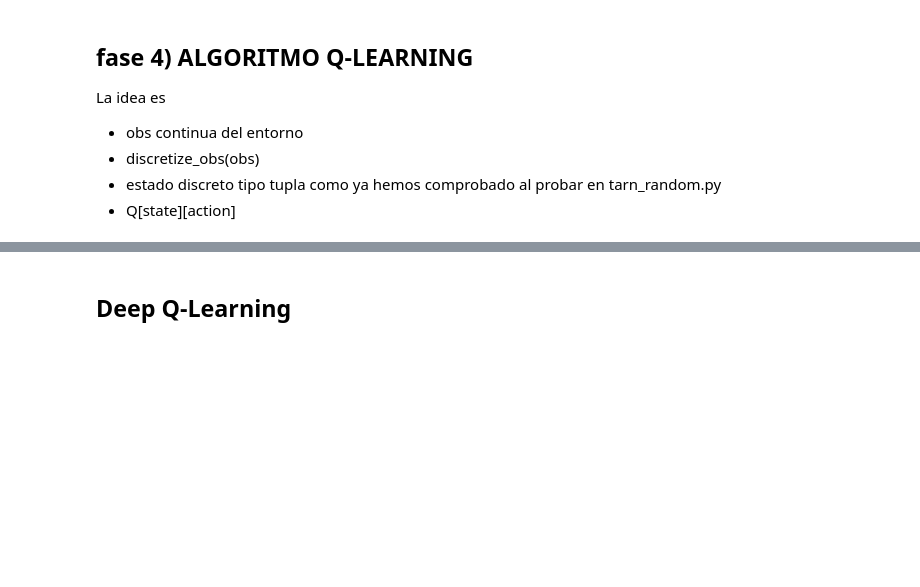
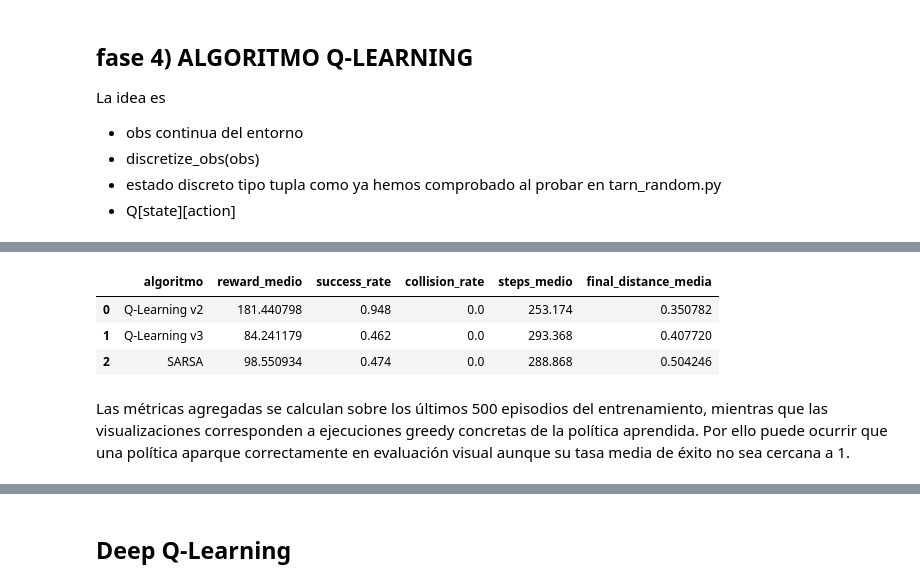
Before and after one commit to laurasomolinos/parking-simulado-rl, a Jupyter notebook: pruebas.ipynb, the cells around one changed output, grey strips where cells are left out. Drawn from its saved outputs; the diff is of its cells as text; code cells hidden in the pictures; blank space fills up the shorter version.

```diff
--- a/pruebas.ipynb
+++ b/pruebas.ipynb
@@ -245,0 +328,28 @@ plt.show()
+# %%
+def resumen_final(df, nombre, n=500):
+    tail = df.tail(n)
+    return {
+        "algoritmo": nombre,
+        "reward_medio": tail["reward"].mean(),
+        "success_rate": tail["success"].mean(),
+        "collision_rate": tail["collision"].mean(),
+        "steps_medio": tail["steps"].mean(),
+        "final_distance_media": tail["final_distance"].mean(),
+    }
+df_q_v2 = pd.read_csv("results/qlearning_results_v2.csv")
+df_q_v3 = pd.read_csv("results/qlearning_results_v3.csv")
+df_sarsa = pd.read_csv("results/SARSA_v2.csv")
+resumen = pd.DataFrame([
+    resumen_final(df_q_v2, "Q-Learning v2"),
+    resumen_final(df_q_v3, "Q-Learning v3"),
+    resumen_final(df_sarsa, "SARSA"),
+])
+
+resumen
+# %% [output]
+|  | algoritmo | reward_medio | success_rate | collision_rate | steps_medio | final_distance_media |
+| 0 | Q-Learning v2 | 181.440798 | 0.948 | 0.0 | 253.174 | 0.350782 |
+| 1 | Q-Learning v3 | 84.241179 | 0.462 | 0.0 | 293.368 | 0.407720 |
+| 2 | SARSA | 98.550934 | 0.474 | 0.0 | 288.868 | 0.504246 |
+# %% [markdown]
+Las métricas agregadas se calculan sobre los últimos 500 episodios del entrenamiento, mientras que las visualizaciones corresponden a ejecuciones greedy concretas de la política aprendida. Por ello puede ocurrir que una política aparque correctamente en evaluación visual aunque su tasa media de éxito no sea cercana a 1.
```
Also changed, not shown: parts of 12 cells of this notebook, 10 other files.
